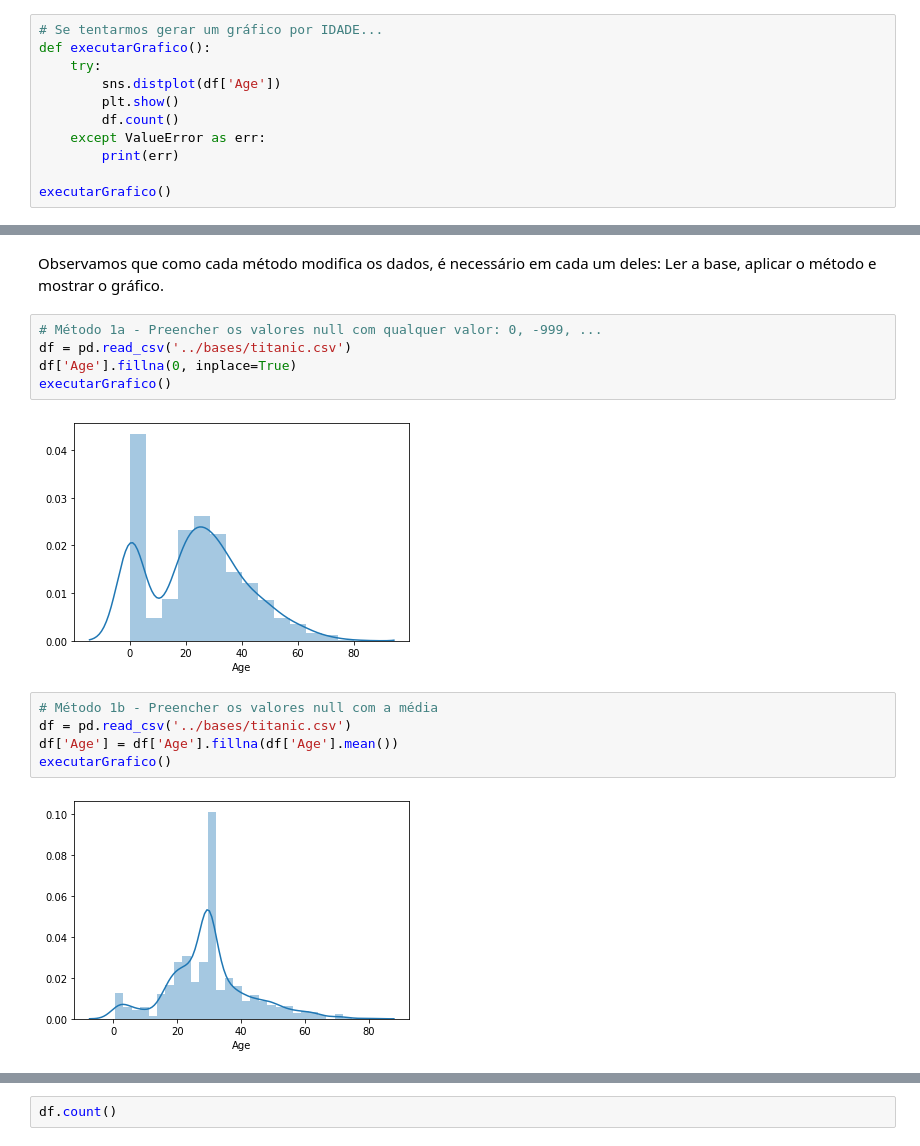
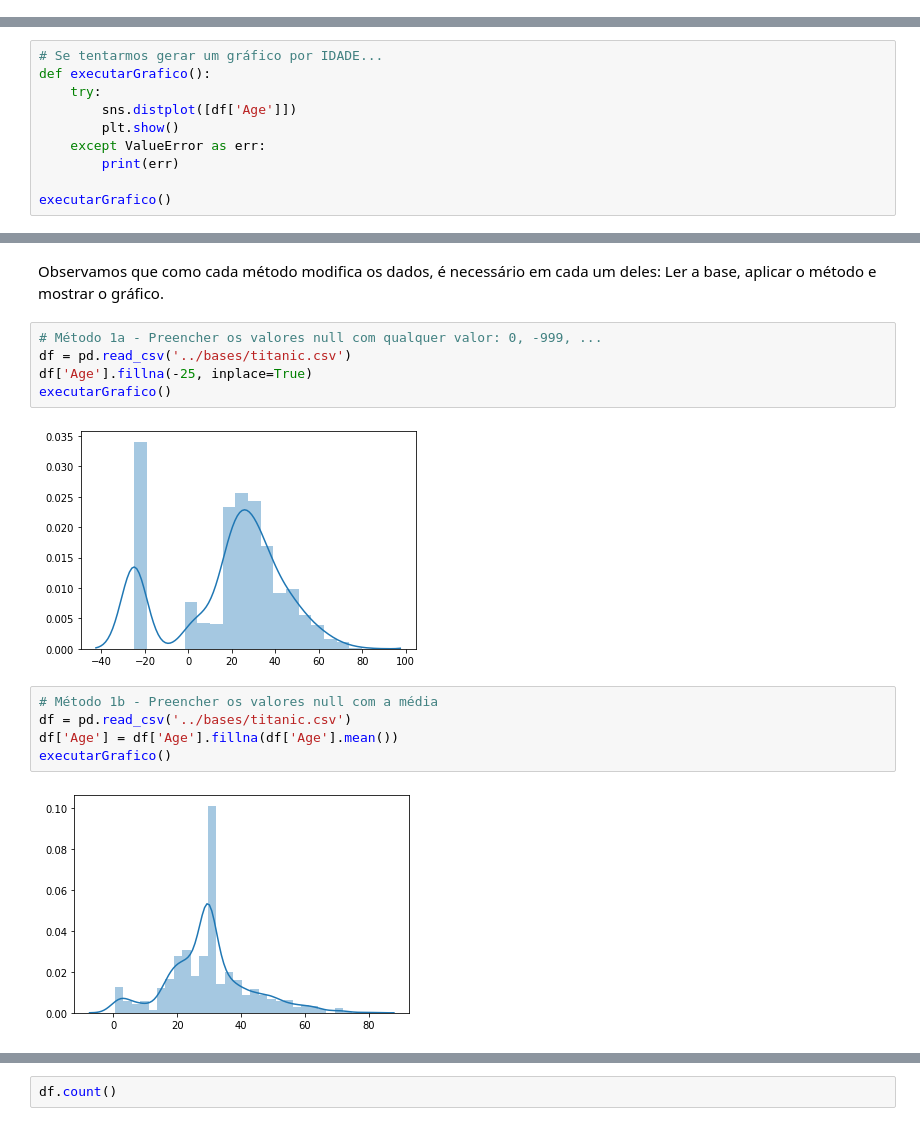
Before and after one commit to fernandoans/machinelearning, a Jupyter notebook: conceitos/Limpeza.ipynb, the cells around one changed output, grey strips where cells are left out. Cells and saved outputs as stored; diff of their text form.

```diff
--- a/conceitos/Limpeza.ipynb
+++ b/conceitos/Limpeza.ipynb
@@ -26,11 +24,0 @@ df.head()
-# %%
-# Se tentarmos gerar um gráfico por IDADE...
-def executarGrafico():
-    try:
-        sns.distplot(df['Age'])
-        plt.show()
-        df.count()
-    except ValueError as err:
-        print(err)
-
-executarGrafico()
@@ -88,0 +94,10 @@ df_Age.head()
+# %%
+# Se tentarmos gerar um gráfico por IDADE...
+def executarGrafico():
+    try:
+        sns.distplot([df['Age']])
+        plt.show()
+    except ValueError as err:
+        print(err)
+
+executarGrafico()
@@ -93,17 +110,17 @@ Observamos que como cada método modifica os dados, é necessário em cada um de
 # %%
 # Método 1a - Preencher os valores null com qualquer valor: 0, -999, ...
 df = pd.read_csv('../bases/titanic.csv')
-df['Age'].fillna(0, inplace=True)
+df['Age'].fillna(-25, inplace=True)
 executarGrafico()
 # %% [output]
-[figure, old version]
+[figure, new version]
 # %%
 # Método 1b - Preencher os valores null com a média
 df = pd.read_csv('../bases/titanic.csv')
 df['Age'] = df['Age'].fillna(df['Age'].mean())
 executarGrafico()
 # %% [output]
-[figure, old version]
+[figure, new version]
 # %%
 # Método 1c - Preencher os valores null com a mediana
 df = pd.read_csv('../bases/titanic.csv')
```
Also changed, not shown: parts of 15 cells of this notebook, 5 other files.
